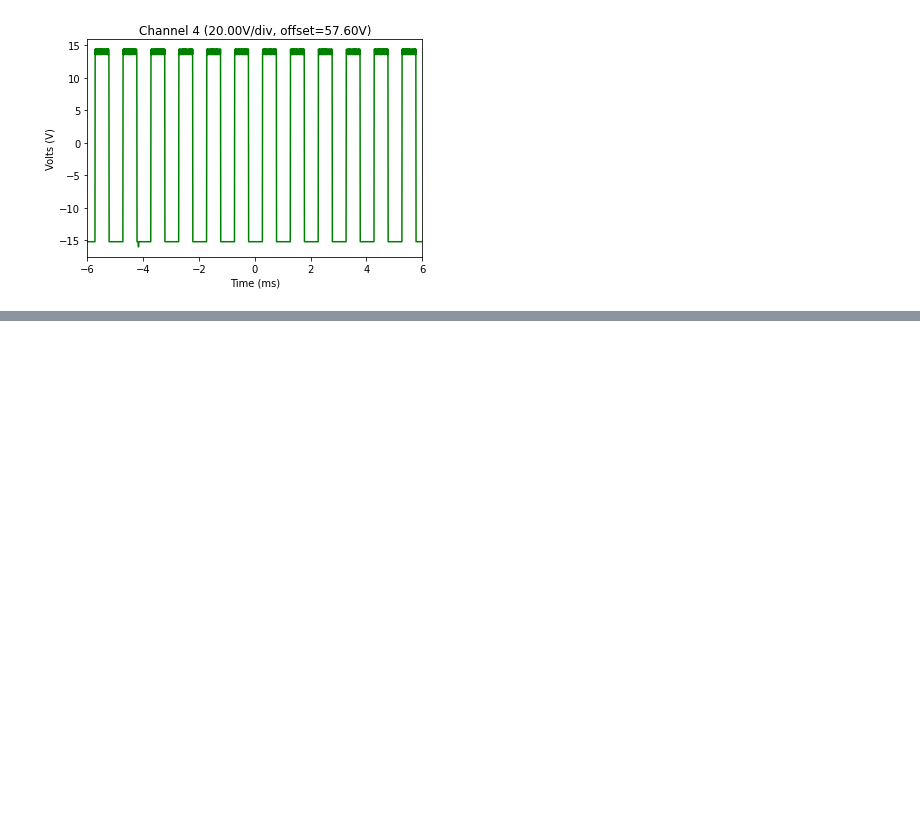
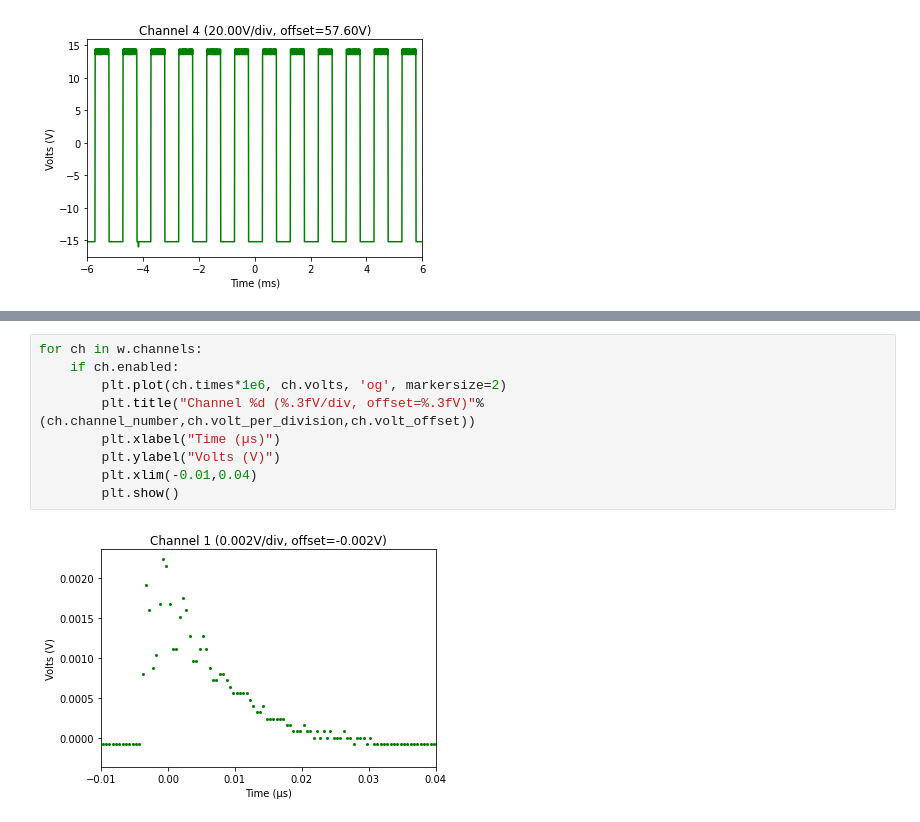
Before and after one commit to scottprahl/RigolWFM, a Jupyter notebook: docs/1-DS1000B-Waveforms.ipynb, the cells around one changed output, grey strips where cells are left out. Saved outputs shown, nothing was run; the diff lists cells and outputs as text; blank space fills up the shorter version.

```diff
--- a/docs/1-DS1000B-Waveforms.ipynb
+++ b/docs/1-DS1000B-Waveforms.ipynb
@@ -359,0 +384,11 @@ print(description)
+# %%
+for ch in w.channels:
+    if ch.enabled:
+        plt.plot(ch.times*1e6, ch.volts, 'og', markersize=2)
+        plt.title("Channel %d (%.3fV/div, offset=%.3fV)"%(ch.channel_number,ch.volt_per_division,ch.volt_offset))
+        plt.xlabel("Time (µs)")
+        plt.ylabel("Volts (V)")
+        plt.xlim(-0.01,0.04)
+        plt.show()
+# %% [output]
+[figure, added]
```
Also changed, not shown: parts of 9 cells of this notebook.
